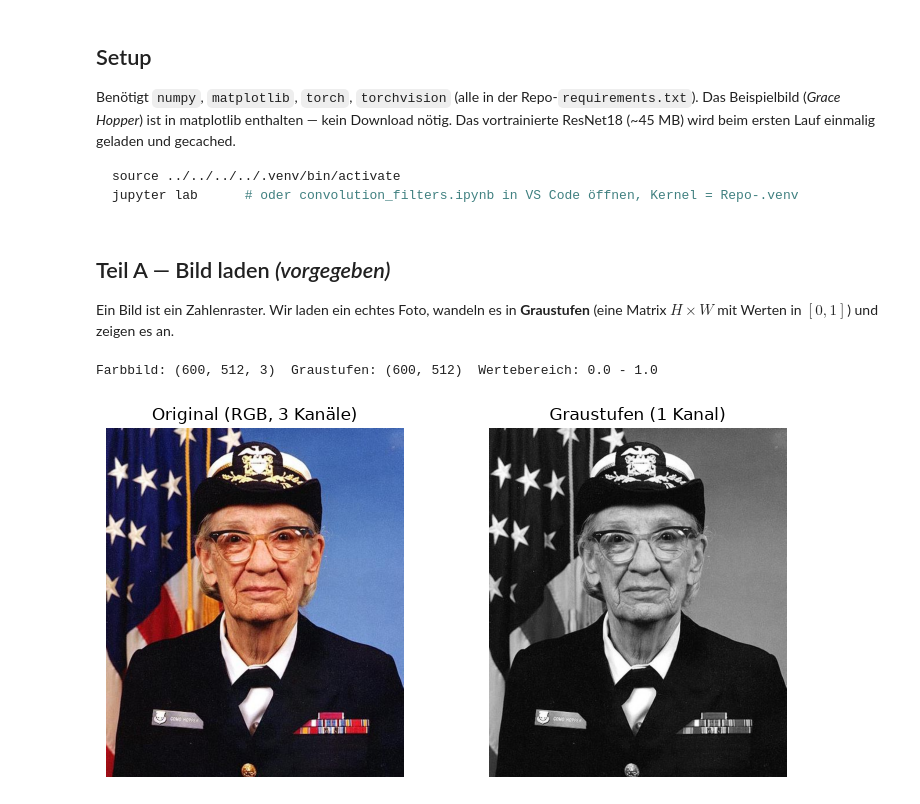
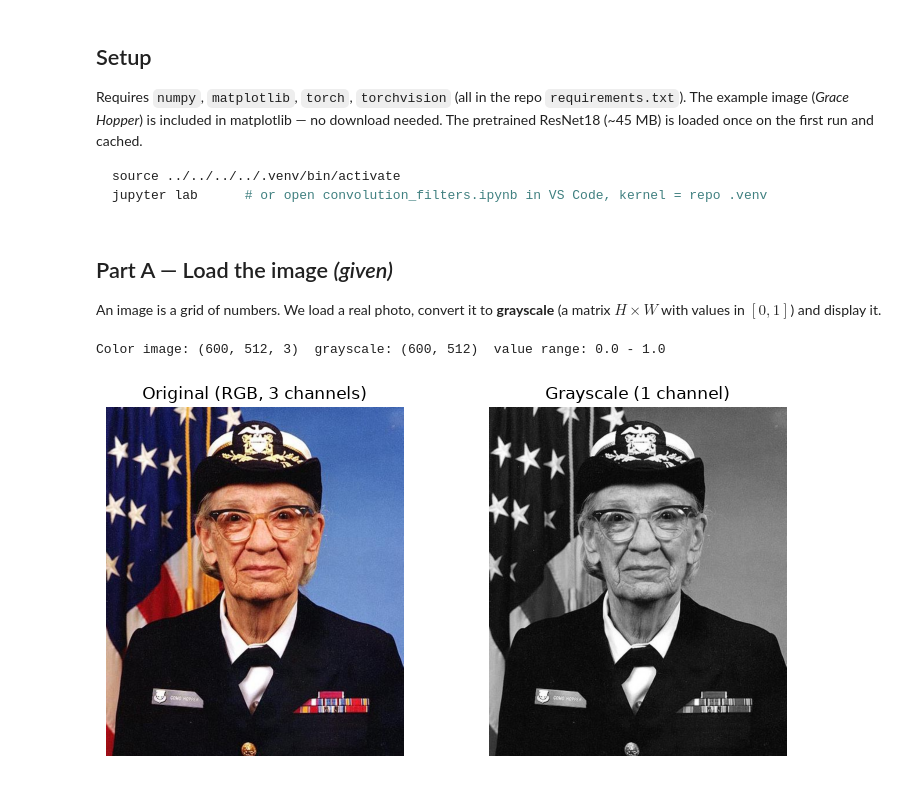
Before and after one commit to TimonLudwig1/Practice-Lab, a Jupyter notebook: xtAI_Learn-Repository/modules/11-computer-vision/projects/01-basic/solution/convolution_filters_solution.ipynb, the cells around one changed output. Saved outputs shown, nothing was run; the diff lists cells and outputs as text; code cells hidden in the pictures.

````diff
--- a/xtAI_Learn-Repository/modules/11-computer-vision/projects/01-basic/solution/convolution_filters_solution.ipynb
+++ b/xtAI_Learn-Repository/modules/11-computer-vision/projects/01-basic/solution/convolution_filters_solution.ipynb
@@ -20,39 +20,39 @@ Kernfragen:
 # %% [markdown]
 ## Setup
 
-Benötigt `numpy`, `matplotlib`, `torch`, `torchvision` (alle in der Repo-`requirements.txt`).
-Das Beispielbild (*Grace Hopper*) ist in matplotlib enthalten — kein Download nötig. Das
-vortrainierte ResNet18 (~45 MB) wird beim ersten Lauf einmalig geladen und gecached.
+Requires `numpy`, `matplotlib`, `torch`, `torchvision` (all in the repo `requirements.txt`).
+The example image (*Grace Hopper*) is included in matplotlib — no download needed. The
+pretrained ResNet18 (~45 MB) is loaded once on the first run and cached.
 
 ```bash
 source ../../../../.venv/bin/activate
-jupyter lab      # oder convolution_filters.ipynb in VS Code öffnen, Kernel = Repo-.venv
+jupyter lab      # or open convolution_filters.ipynb in VS Code, kernel = repo .venv
 ```
-# %% [markdown]
-## Teil A — Bild laden *(vorgegeben)*
-
-Ein Bild ist ein Zahlenraster. Wir laden ein echtes Foto, wandeln es in **Graustufen**
-(eine Matrix $H\times W$ mit Werten in $[0,1]$) und zeigen es an.
+# %% [markdown]
+## Part A — Load the image *(given)*
+
+An image is a grid of numbers. We load a real photo, convert it to **grayscale** (a matrix
+$H\times W$ with values in $[0,1]$) and display it.
 # %%
-# ---- Bild laden & in Graustufen wandeln (vorgegeben) ----------------------
+# ---- Load the image & convert to grayscale (given) ------------------------
 import numpy as np
 import matplotlib.pyplot as plt
 import matplotlib.cbook as cbook
 from PIL import Image
 
 with cbook.get_sample_data("grace_hopper.jpg") as f:
     img_rgb = np.asarray(Image.open(f).convert("RGB")).astype(np.float32) / 255.0
 
-# Graustufen per Luminanz-Gewichtung (ITU-R 601)
+# grayscale via luminance weighting (ITU-R 601)
 gray = img_rgb @ np.array([0.299, 0.587, 0.114], dtype=np.float32)
-print("Farbbild:", img_rgb.shape, " Graustufen:", gray.shape, " Wertebereich:",
+print("Color image:", img_rgb.shape, " grayscale:", gray.shape, " value range:",
       round(float(gray.min()), 2), "-", round(float(gray.max()), 2))
 
 fig, ax = plt.subplots(1, 2, figsize=(8, 4))
-ax[0].imshow(img_rgb); ax[0].set_title("Original (RGB, 3 Kanäle)"); ax[0].axis("off")
-ax[1].imshow(gray, cmap="gray"); ax[1].set_title("Graustufen (1 Kanal)"); ax[1].axis("off")
+ax[0].imshow(img_rgb); ax[0].set_title("Original (RGB, 3 channels)"); ax[0].axis("off")
+ax[1].imshow(gray, cmap="gray"); ax[1].set_title("Grayscale (1 channel)"); ax[1].axis("off")
 plt.tight_layout(); plt.show()
 # %% [output]
-Farbbild: (600, 512, 3)  Graustufen: (600, 512)  Wertebereich: 0.0 - 1.0
+Color image: (600, 512, 3)  grayscale: (600, 512)  value range: 0.0 - 1.0
-[figure, old version]
+[figure, new version]
 # %% [markdown]
````
Also changed, not shown: parts of 11 cells of this notebook, 1 other file.
